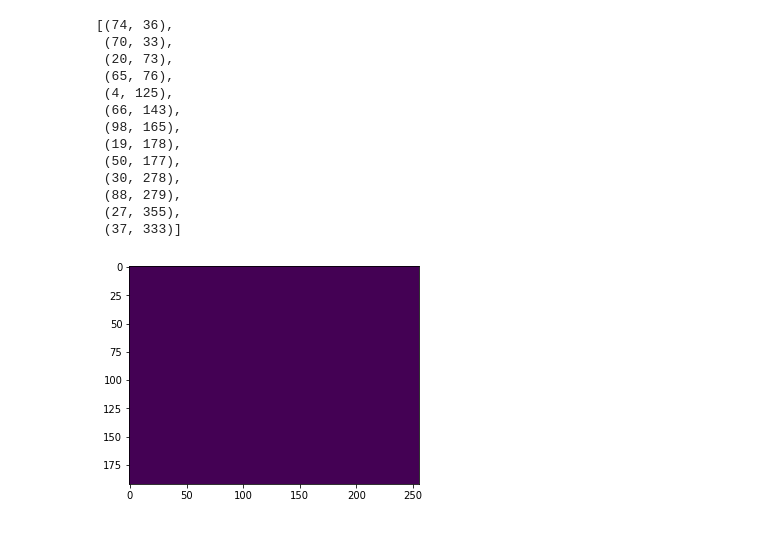
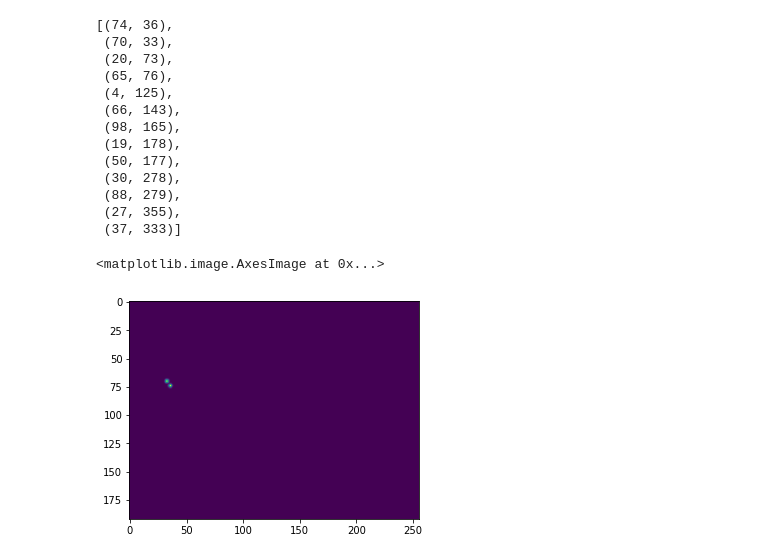
Before and after one commit to LittleSunfish/Human-Pose-Estimation, a Jupyter notebook: heatmap.ipynb, the cells around one changed output. Drawn from its saved outputs; the diff is of its cells as text; code cells hidden in the pictures.

```diff
--- a/heatmap.ipynb
+++ b/heatmap.ipynb
@@ -128,11 +127,15 @@ keypoint_translated
  (27, 355),
  (37, 333)]
 # %%
-h1 = gaussian_heatmap((256, 192), keypoint[0], keypoint_confidence[0])
-h2 = gaussian_heatmap((256, 192), keypoint[1], keypoint_confidence[1])
+h1 = gaussian_heatmap((256, 192), keypoint_translated[0], keypoint_confidence[0])
+h2 = gaussian_heatmap((256, 192), keypoint_translated[1], keypoint_confidence[1])
 
 plt.figure()
 plt.imshow(h1)
 plt.savefig('heatmap.png')
+
+h = np.stack([h1,h2])
+plt.imshow(h.max(axis=0)) #3개 channel을 합침
 # %% [output]
+<matplotlib.image.AxesImage at 0x...>
-[figure, old version]
+[figure, new version]
```
Also changed, not shown: parts of 3 cells of this notebook, 1 other file.
